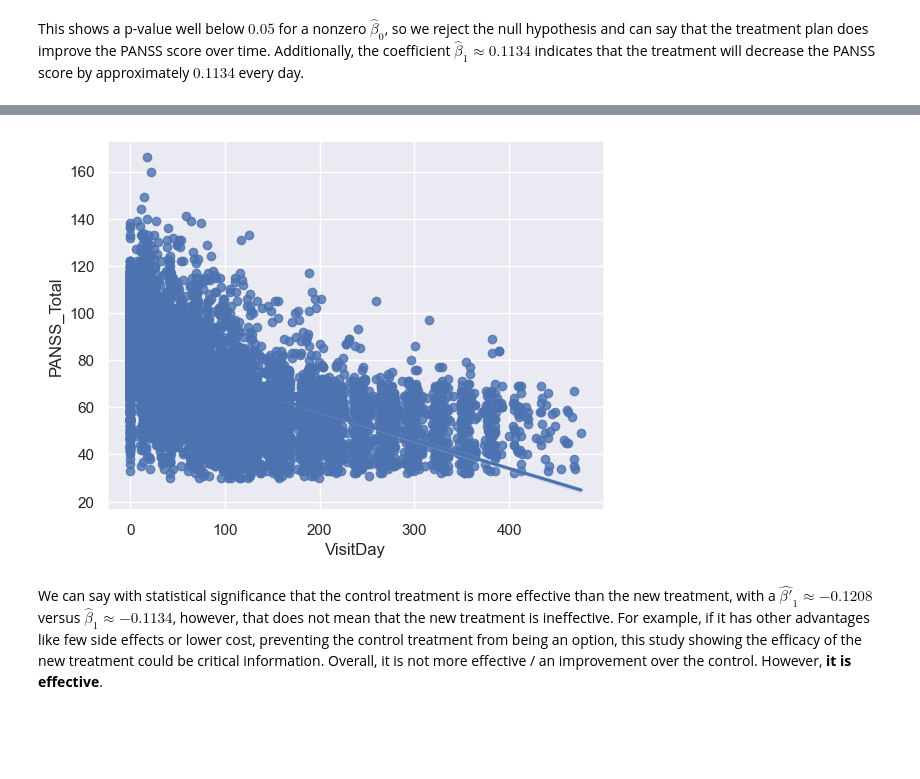
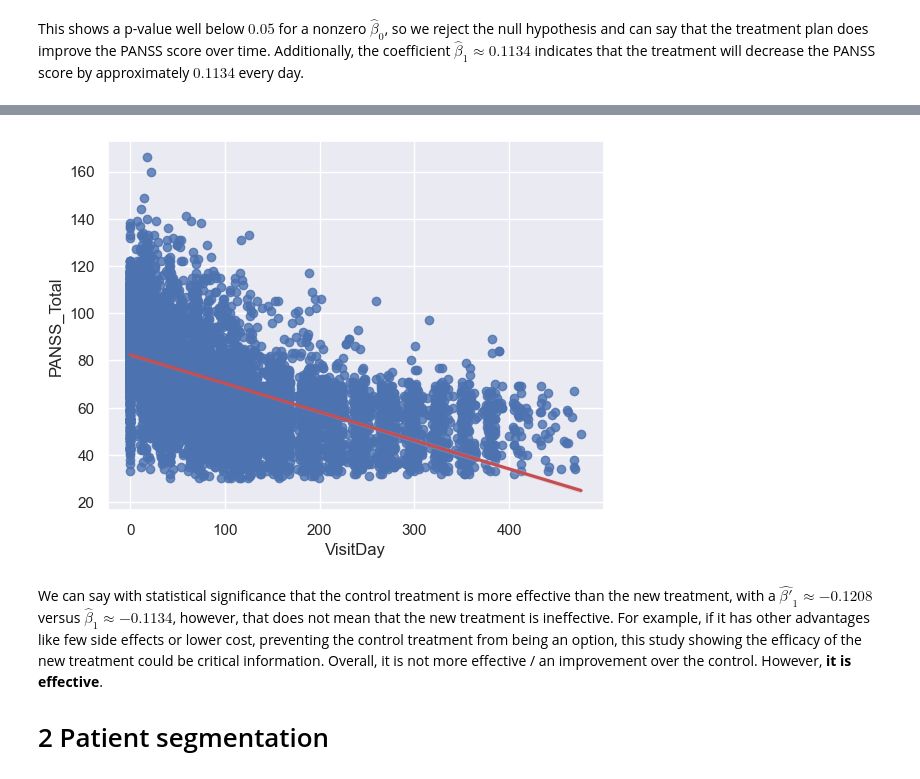
Before and after one commit to AlistairKeiller/STATS-202, a Jupyter notebook: final.ipynb, the cells around one changed output, grey strips where cells are left out. Drawn from its saved outputs; the diff is of its cells as text; code cells hidden in the pictures; blank space fills up the shorter version.

```diff
--- a/final.ipynb
+++ b/final.ipynb
@@ -84,9 +84,11 @@ OLS Regression Results
 Notes:
 [1] Standard Errors assume that the covariance matrix of the errors is correctly specified.
 # %%
-sns.regplot(x="VisitDay", y="PANSS_Total", data=data[data["TxGroup"] == "Control"])
+sns.regplot(x="VisitDay", y="PANSS_Total", data=data[data["TxGroup"] == "Control"], line_kws={"color": sns.color_palette()[3]})
 plt.show()
 # %% [output]
-[figure, old version]
+[figure, new version]
 # %% [markdown]
 We can say with statistical significance that the control treatment is more effective than the new treatment, with a $\hat{\beta'}_1\approx -0.1208$ versus $\hat{\beta}_1\approx -0.1134$, however, that does not mean that the new treatment is ineffective. For example, if it has other advantages like few side effects or lower cost, preventing the control treatment from being an option, this study showing the efficacy of the new treatment could be critical information. Overall, it is not more effective / an improvement over the control. However, **it is effective**.
+
+# 2 Patient segmentation
```
Also changed, not shown: parts of 3 cells of this notebook, 1 other file.
